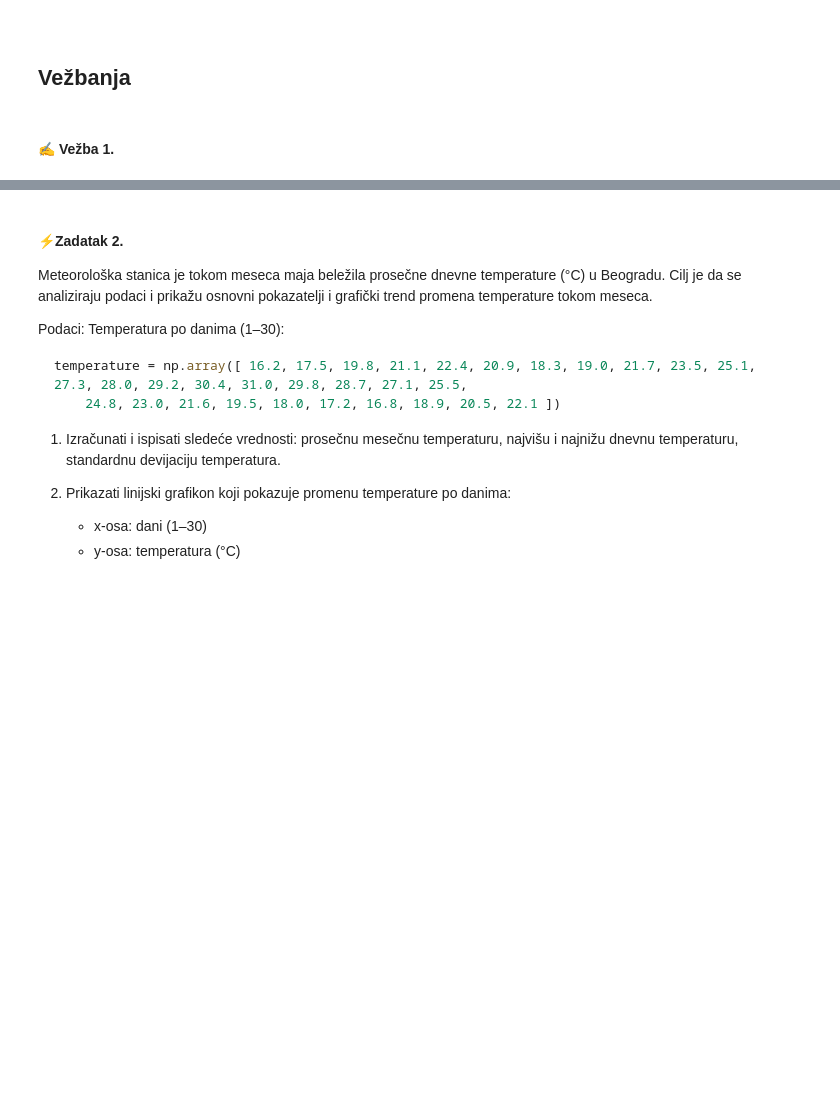
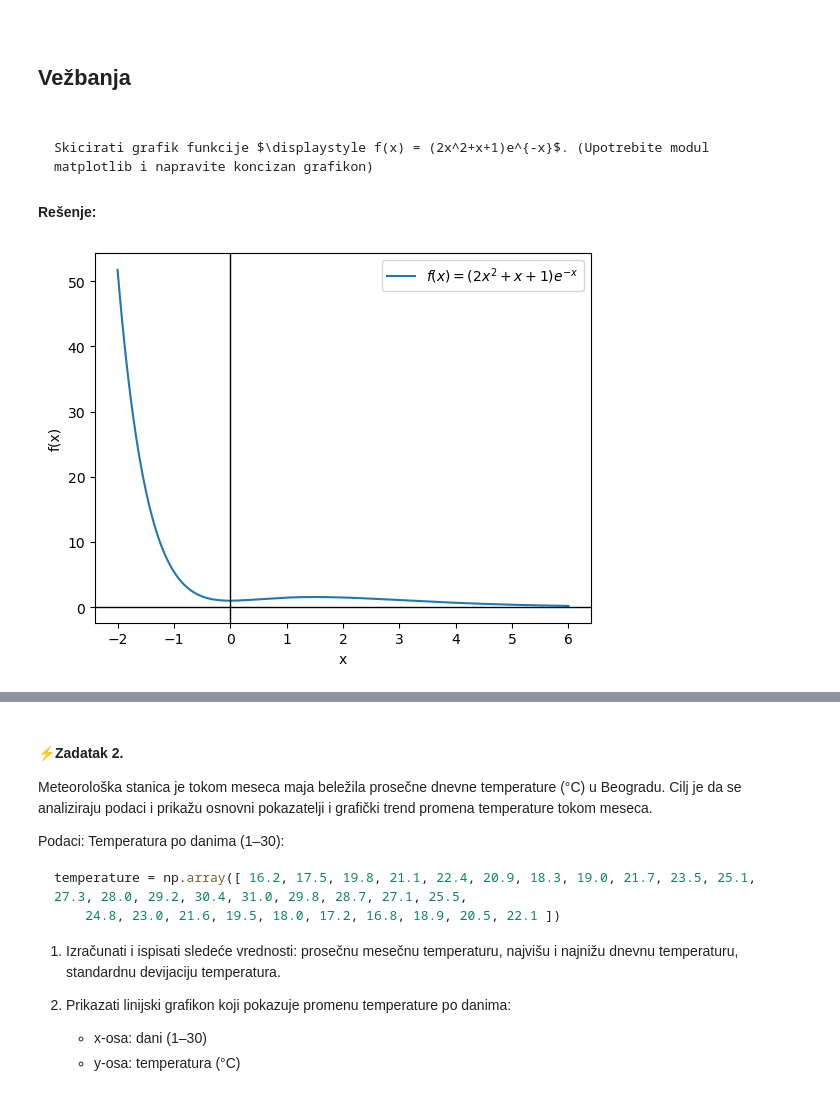
Before and after one commit to dazdejkovic/OI_25_jb1, a Jupyter notebook: _sources/OI_25_18_Matplotlib.ipynb, the cells around one changed output, grey strips where cells are left out. Saved outputs shown, nothing was run; the diff lists cells and outputs as text; code cells hidden in the pictures; blank space fills up the shorter version.

````diff
--- a/_sources/OI_25_18_Matplotlib.ipynb
+++ b/_sources/OI_25_18_Matplotlib.ipynb
@@ -905,5 +970,42 @@ plt.show()
 <br>
 
 ## Vežbanja
-# %% [markdown]
-#### ✍️ Vežba 1.
+# %% [markdown]
+```{admonition} Vežba 1
+
+Skicirati grafik funkcije $\displaystyle f(x) = (2x^2+x+1)e^{-x}$. (Upotrebite modul matplotlib i napravite koncizan grafikon)
+```
+# %% [markdown]
+**Rešenje:**
+# %%
+import numpy as np
+import matplotlib.pyplot as plt
+
+# funkcija
+def f(x):
+    return (2*x**2 + x + 1) * np.exp(-x)
+
+# domen
+x = np.linspace(-2, 6, 400)
+y = f(x)
+
+# grafik
+fig, ax = plt.subplots()
+
+ax.plot(x, y, label=r"$f(x)=(2x^2+x+1)e^{-x}$")
+
+# ose
+ax.axhline(0, color="black", linewidth=1)
+ax.axvline(0, color="black", linewidth=1)
+
+# uklanjanje mreže
+ax.grid(False)
+
+# oznake
+ax.set_xlabel("x")
+ax.set_ylabel("f(x)")
+ax.legend()
+
+plt.show()
+# %% [output]
+[figure, added]
````
Also changed, not shown: parts of 30 cells of this notebook, 55 other files.
